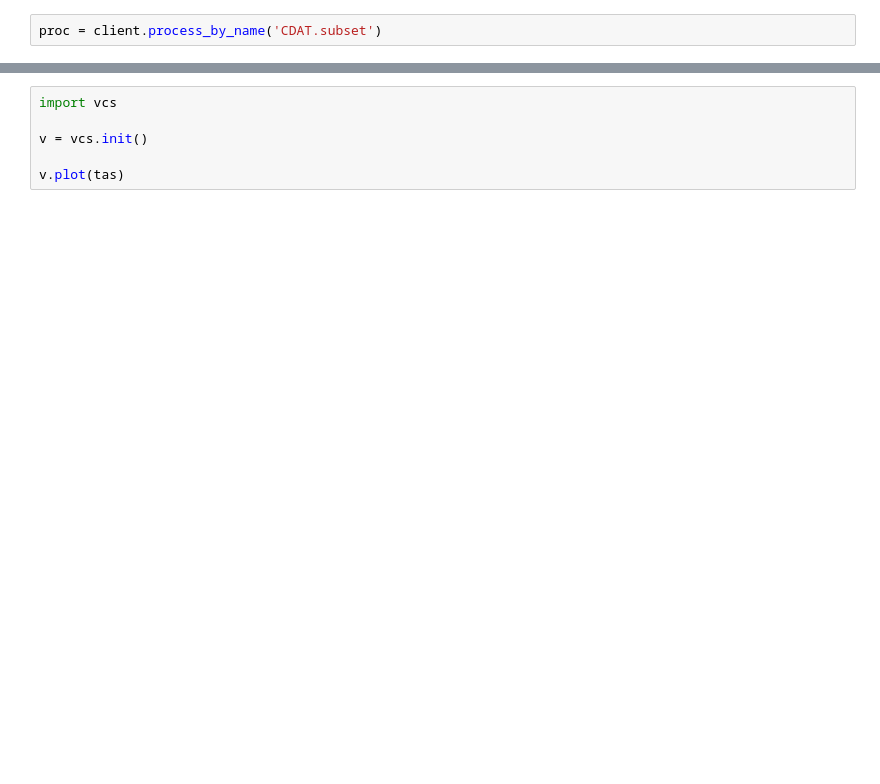
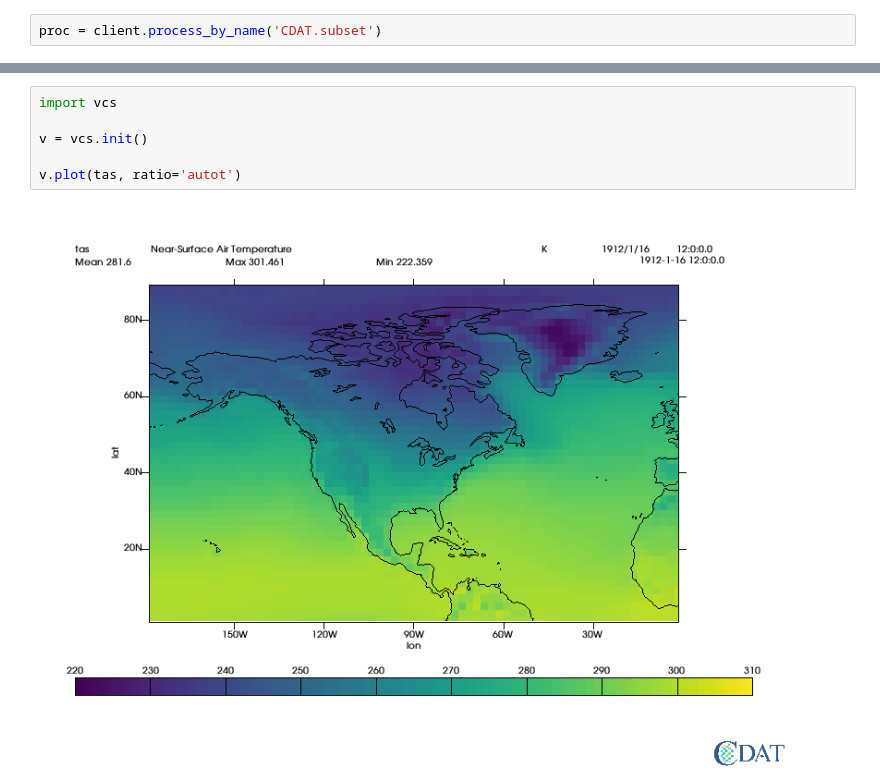
Before and after one commit to ESGF/esgf-compute-api, a Jupyter notebook: examples/subset.ipynb, the cells around one changed output, grey strips where cells are left out. Drawn from its saved outputs; the diff is of its cells as text; blank space fills up the shorter version.

```diff
--- a/examples/subset.ipynb
+++ b/examples/subset.ipynb
@@ -31,6 +46,8 @@ print(tas.shape)
 # %%
 import vcs
 
 v = vcs.init()
 
-v.plot(tas)
+v.plot(tas, ratio='autot')
+# %% [output]
+[figure, added]
```
Also changed, not shown: parts of 5 cells of this notebook, 6 other files.
